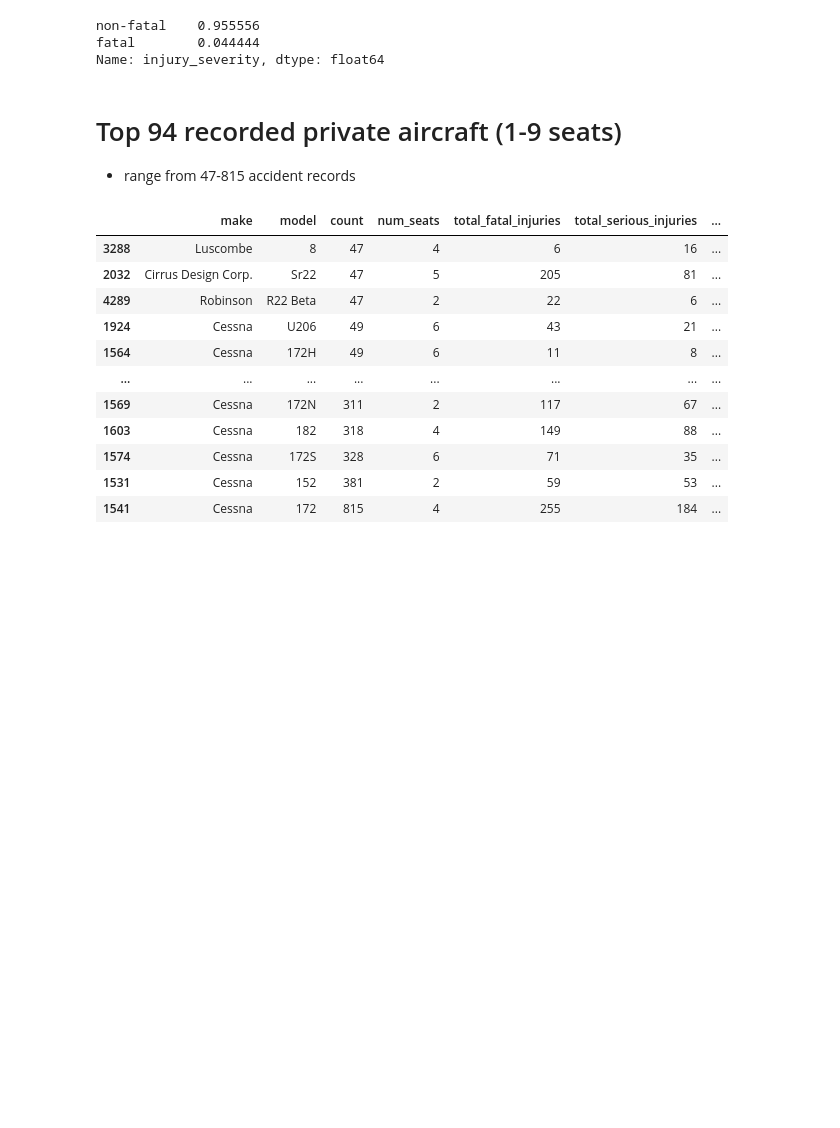
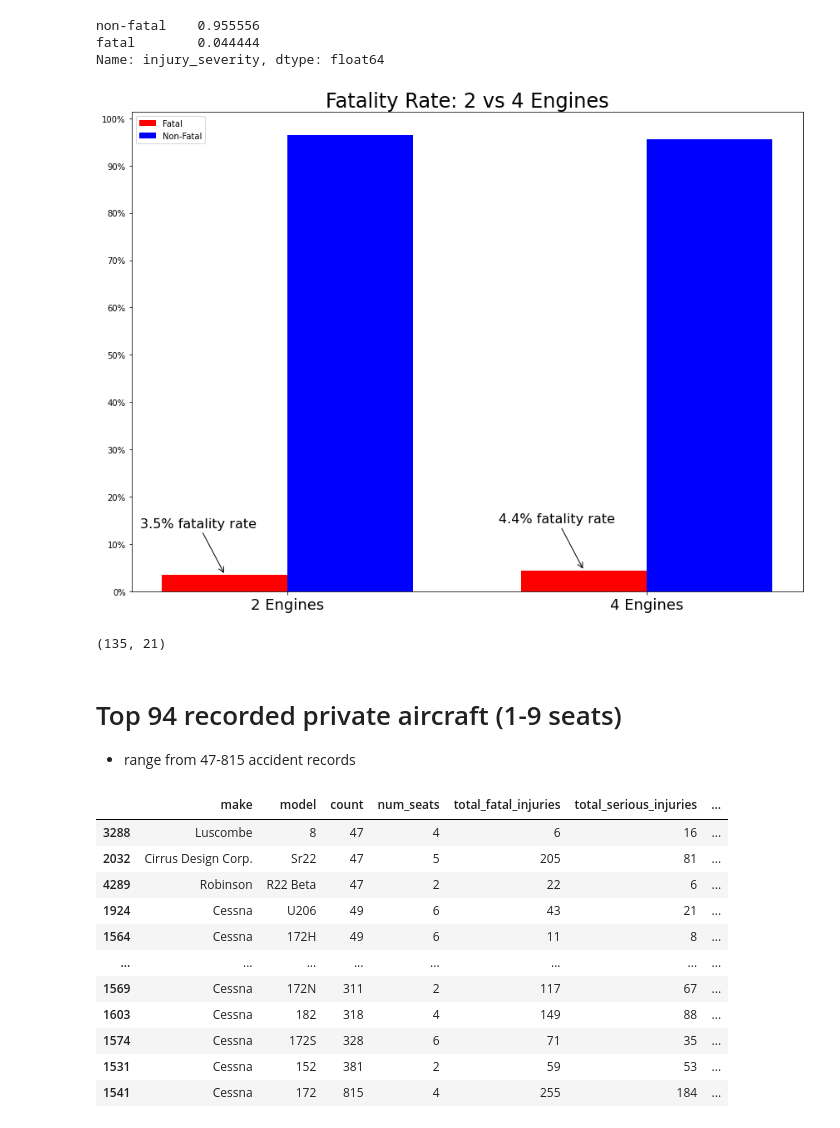
Before and after one commit to dvdhartsman/phase_1_project, a Jupyter notebook: heaths_notebooks/cleaning_4.ipynb, the cells around one changed output. Saved outputs shown, nothing was run; the diff lists cells and outputs as text; code cells hidden in the pictures; blank space fills up the shorter version.

```diff
--- a/heaths_notebooks/cleaning_4.ipynb
+++ b/heaths_notebooks/cleaning_4.ipynb
@@ -380,3 +391,48 @@ sns.barplot
+# %%
+fig, ax = plt.subplots(figsize=(12,9))
+
+# manually coding vals because i spent way too long on this
+labels = ['2 Engines', '4 Engines']
+fatal_values = [0.035075, 0.044444]
+non_fatal_values = [0.964925, 0.955556]
+
+bar_width = 0.35
+index = np.arange(len(labels))
+
+fatal_bars = plt.bar(index, fatal_values, bar_width, label='Fatal', color='r', align='center')
+plt.bar(index + bar_width, non_fatal_values, bar_width, label='Non-Fatal', color='b', align='center')
+
+# plt.ylabel('Fatality Rate', fontsize=20)
+plt.title('Fatality Rate: 2 vs 4 Engines', fontsize=24)
+plt.xticks(index + bar_width / 2, labels, fontsize=18)  # Setting the x-ticks in the middle of two bars
+plt.yticks(np.arange(0, 1.1, 0.1), ['0%', '10%', '20%', '30%', '40%', '50%', '60%', '70%', '80%', '90%', '100%'])
+plt.legend()
+
+bar_height = fatal_bars[0].get_height()
+plt.annotate(f'{bar_height:.1%} fatality rate',
+             xy=(fatal_bars[0].get_x() + fatal_bars[0].get_width() / 2, bar_height),
+             xytext=(fatal_bars[0].get_x() + 0.1, bar_height + 0.1),
+             arrowprops=dict(arrowstyle='->'),
+             ha='center',
+             fontsize=16)
+bar_height = fatal_bars[1].get_height()
+plt.annotate(f'{bar_height:.1%} fatality rate',
+             xy=(fatal_bars[1].get_x() + fatal_bars[1].get_width() / 2, bar_height),
+             xytext=(fatal_bars[1].get_x() + 0.1, bar_height + 0.1),
+             arrowprops=dict(arrowstyle='->'),
+             ha='center',
+             fontsize=16)
+
+plt.tight_layout()
+plt.show()
+
+fig.savefig('../plots/engine_fatality.jpg');
+# %% [output]
+[figure, added]
+# %%
+engine_4.shape
+# %% [output]
+(135, 21)
 # %% [markdown]
 # Top 94 recorded private aircraft (1-9 seats)
 
```
Also changed, not shown: parts of 11 cells of this notebook.
